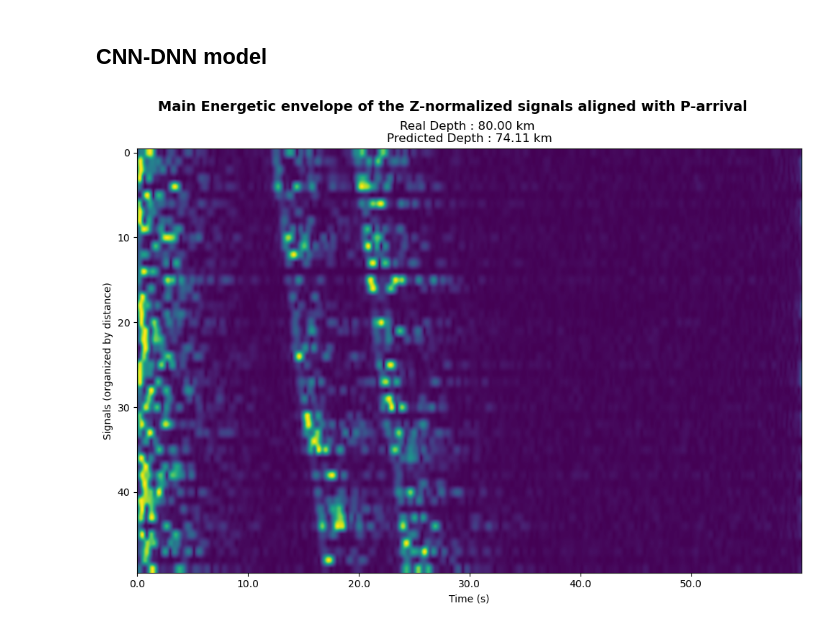
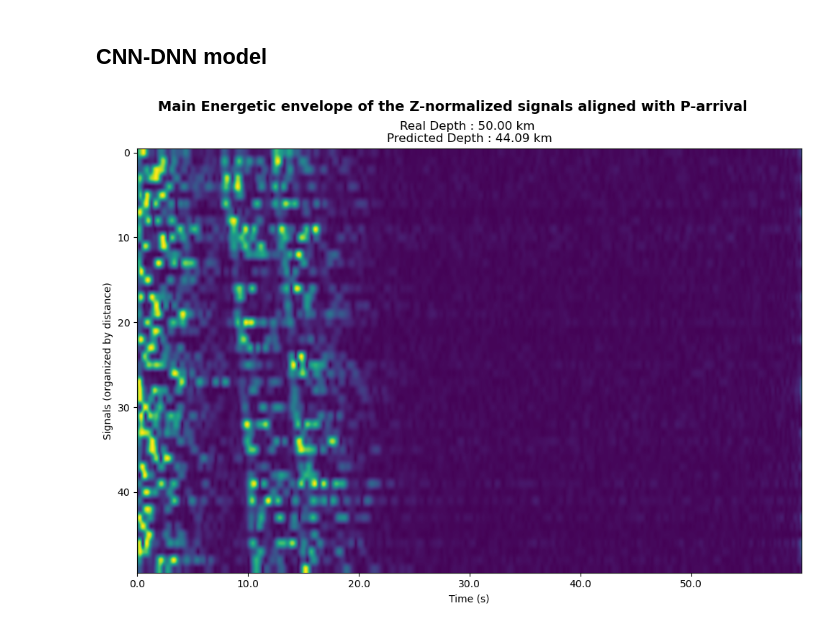
Before and after one commit to ShiiroHikari/CDA_Project, a Jupyter notebook: CDA_Project.ipynb, the cells around one changed output. Drawn from its saved outputs; the diff is of its cells as text; code cells hidden in the pictures.

```diff
--- a/CDA_Project.ipynb
+++ b/CDA_Project.ipynb
@@ -72,9 +72,9 @@ plt.show()
 # %% [markdown]
 ## CNN-DNN model
 # %%
-model, train_data, test_data = gen.depth_model.train_DepthModel(batch_size=64, num_stations=50, epochs=100, include_distance=True)
+gen.depth_model.train_DepthModel(model_name="org", batch_size=64, num_stations=50, epochs=100, include_distance=True)
 # %%
-depth = [8e4]  # Depths in meters
+depth = [5e4]  # Depths in meters
 delta_depth = gen.depth_model.run_DepthModel(num_stations=50, include_distance=True, depth_list=depth, plot=True)
 # %% [output]
-[figure, old version]
+[figure, new version]
```
Also changed, not shown: 1 other file.
